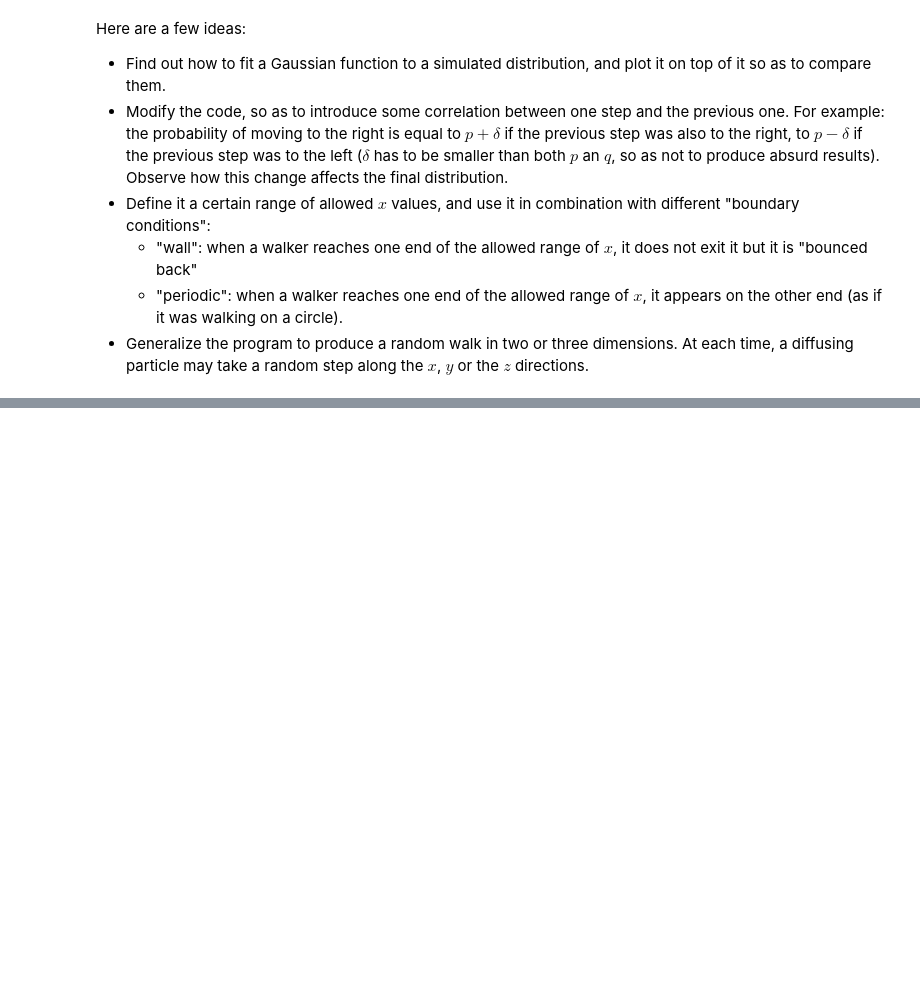
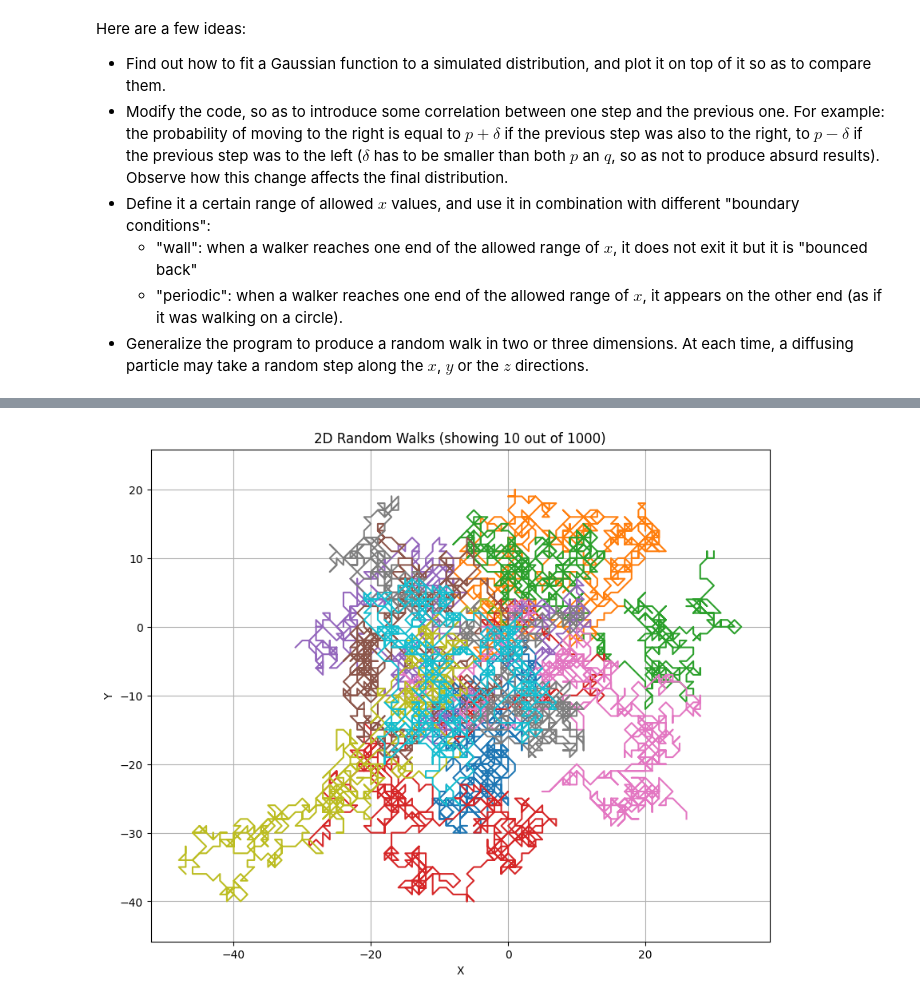
Before and after one commit to LuigiPagani/Molecular-Modeling-for-Materials, a Jupyter notebook: RandomWalk.ipynb, the cells around one changed output, grey strips where cells are left out. Drawn from its saved outputs; the diff is of its cells as text; code cells hidden in the pictures; blank space fills up the shorter version.

```diff
--- a/RandomWalk.ipynb
+++ b/RandomWalk.ipynb
@@ -506,0 +439,89 @@ Fitted parameters: mean=-17.72067199618736, sigma=28.960287442170472
+# %%
+#@ 3-D Random Walk
+import numpy as np
+import matplotlib.pyplot as plt
+from mpl_toolkits.mplot3d import Axes3D
+
+def random_walk_nd(n_steps, n_walkers, dimensions=2):
+    """
+    Perform a random walk in 2D or 3D.
+
+    Parameters:
+    - n_steps: Number of steps for each walker
+    - n_walkers: Number of walkers to simulate
+    - dimensions: 2 for 2D, 3 for 3D
+
+    Returns:
+    - An array of shape (n_walkers, dimensions, n_steps+1) containing the positions at each step
+    """
+    # Initialize the walks
+    walks = np.zeros((n_walkers, dimensions, n_steps+1))
+
+    # Generate random steps: -1, 0, or 1 in each dimension
+    steps = np.random.randint(-1, 2, size=(n_walkers, dimensions, n_steps))
+
+    # Cumulative sum to get the walk positions
+    walks[:, :, 1:] = np.cumsum(steps, axis=2)
+
+    return walks
+
+def plot_2d_walks(walks, max_plots=10):
+    """Plot 2D random walks"""
+    plt.figure(figsize=(10, 8))
+    for walk in walks[:max_plots]:
+        plt.plot(walk[0], walk[1])
+    plt.title(f'2D Random Walks (showing {min(max_plots, len(walks))} out of {len(walks)})')
+    plt.xlabel('X')
+    plt.ylabel('Y')
+    plt.grid(True)
+    plt.axis('equal')
+    plt.show()
+
+def plot_3d_walks(walks, max_plots=10):
+    """Plot 3D random walks"""
+    fig = plt.figure(figsize=(12, 10))
+    ax = fig.add_subplot(111, projection='3d')
+    for walk in walks[:max_plots]:
+        ax.plot(walk[0], walk[1], walk[2])
+    ax.set_title(f'3D Random Walks (showing {min(max_plots, len(walks))} out of {len(walks)})')
+    ax.set_xlabel('X')
+    ax.set_ylabel('Y')
+    ax.set_zlabel('Z')
+    plt.show()
+
+def analyze_walks(walks):
+    """Analyze the final positions of the walks"""
+    final_positions = walks[:, :, -1]
+    mean_position = np.mean(final_positions, axis=0)
+    std_position = np.std(final_positions, axis=0)
+
+    print(f"Mean final position: {mean_position}")
+    print(f"Standard deviation of final positions: {std_position}")
+
+    # Calculate distance from origin for each walk
+    distances = np.linalg.norm(final_positions, axis=1)
+    mean_distance = np.mean(distances)
+    std_distance = np.std(distances)
+
+    print(f"Mean distance from origin: {mean_distance}")
+    print(f"Standard deviation of distances: {std_distance}")
+
+# Simulation parameters
+n_steps = 1000
+n_walkers = 1000
+
+# 2D Random Walk
+walks_2d = random_walk_nd(n_steps, n_walkers, dimensions=2)
+plot_2d_walks(walks_2d)
+print("2D Random Walk Analysis:")
+analyze_walks(walks_2d)
+
+print("\n" + "="*50 + "\n")
+
+# 3D Random Walk
+walks_3d = random_walk_nd(n_steps, n_walkers, dimensions=3)
+plot_3d_walks(walks_3d)
+print("3D Random Walk Analysis:")
+analyze_walks(walks_3d)
+# %% [output]
+[figure, added]
```
Also changed, not shown: parts of 22 cells of this notebook, 1 other file.
